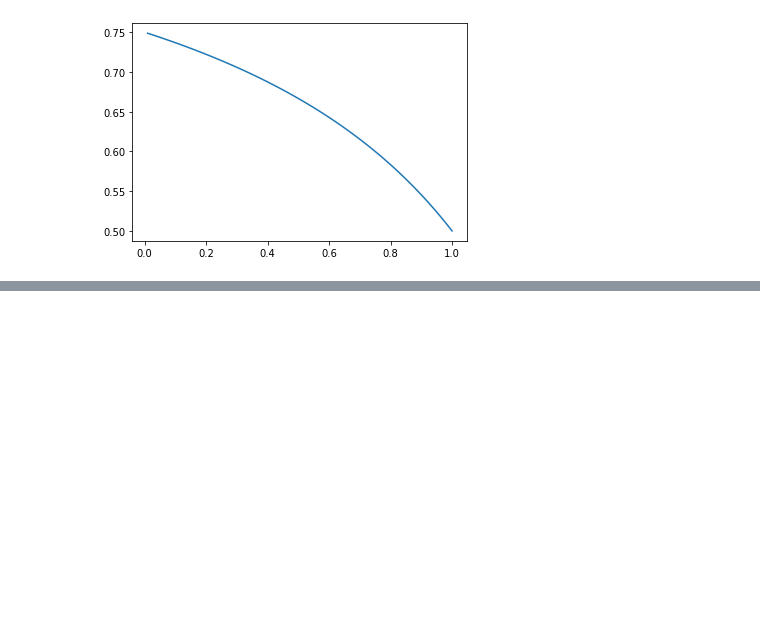
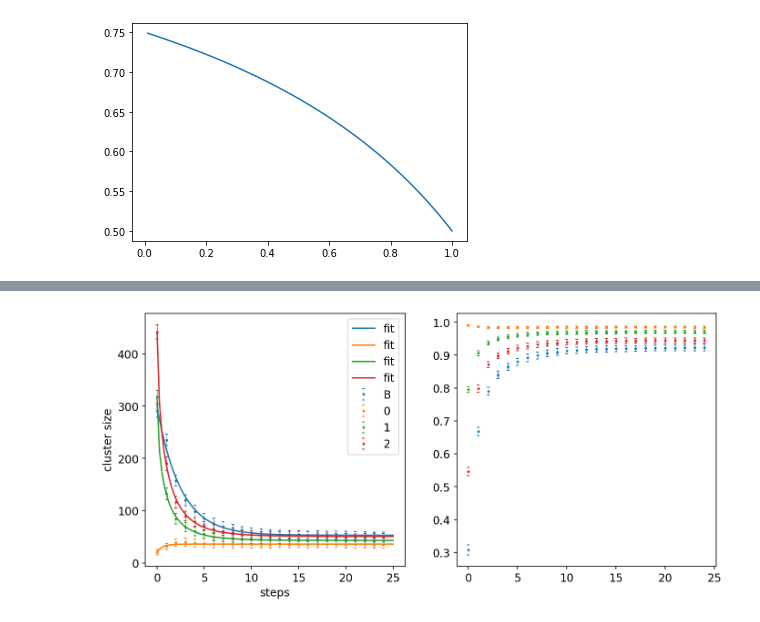
Before and after one commit to lquante/social_agent_based_modelling, a Jupyter notebook: notebooks/ClusterAnalysis.ipynb, the cells around one changed output, grey strips where cells are left out. Cells and saved outputs as stored; diff of their text form; code cells hidden in the pictures; blank space fills up the shorter version.

```diff
--- a/notebooks/island_size_analysis.ipynb
+++ b/notebooks/ClusterAnalysis.ipynb
@@ -307,7 +307,7 @@ def AddDistributionConstantAvantgarde(results, distribution, path, final_step=80
         _sample = _data.query("avantgarde == @distribution.value")
         _grid_data = Grid(Choice(_sample, final_step))
         _clusters = np.digitize(_grid_data, bins=BINARY_CLUSTER_BINS)
-        _counts, _ = CountSizesStrong(_clusters, skip_size=0, corner_neighbours=True)
+        _counts, _ = CountSizesBeta(_clusters, skip_size=0, corner_neighbours=True)
         _analysis.AddCounts(_counts)
     results.append(_analysis)
 # %%
@@ -1005,0 +1093,47 @@ c1(1, 1,)
+# %%
+from scipy.optimize import curve_fit
+
+# define exponential decay function
+def exp_decay(x, a, b, c, tau):
+    return a + b * np.exp(-c*x**tau)
+
+plt.rcParams.update({"font.size":12, "figure.dpi": 147})
+
+fig, ax = plt.subplots(1, 2, figsize=(11, 5))
+cluster_data = (block_clusters, nn_clusters0, nn_clusters1, nn_clusters2, nn_clusters3)
+labels = ("B", "0", "1", "2", "3")
+colors = ("tab:blue", "tab:orange", "tab:green", "tab:red")
+markers = ("o", "^", "s", "*")
+for data_, label, color, marker in zip(cluster_data, labels, colors, markers):
+    pd = [bc.n("positive") for bc in data_[:25]]
+
+    ax[0].errorbar(x=np.arange(25), y=[x.mean() for x in pd], yerr=[x.std() for x in pd],
+                   elinewidth=0.5, capsize=1.5, linestyle="", marker="p", ms="2",
+                   label=label, color=color)
+
+    # generate sample data
+    x = np.arange(0, 25)
+    y = [x.mean() for x in pd]
+
+    # fit the data using the function
+    params, cov = curve_fit(exp_decay, x, y, maxfev=1200,
+                            bounds=([0, -np.inf, 0, 0], [np.inf, np.inf, np.inf, 1.0]))
+
+    xplot = np.linspace(0, 25, 100)
+    ax[0].plot(xplot, exp_decay(xplot, params[0], params[1], params[2],  params[3]), label='fit', c=color)
+
+    pd = np.array([[Connectivity(cl.tolist()) for cl in stats.positive] for stats in data_[:25]])
+
+    ax[1].errorbar(x=np.arange(25), y=[x.mean() for x in pd], yerr=[x.std() for x in pd],
+                 elinewidth=0.5, capsize=1.5, linestyle="", marker="p", ms="2",
+                 label=label)
+
+
+
+ax[0].set_xlabel("steps")
+ax[0].set_ylabel("cluster size")
+
+ax[0].legend()
+plt.show()
+# %% [output]
+[figure, added]
```
Also changed, not shown: parts of 33 cells of this notebook, 3 other files.
